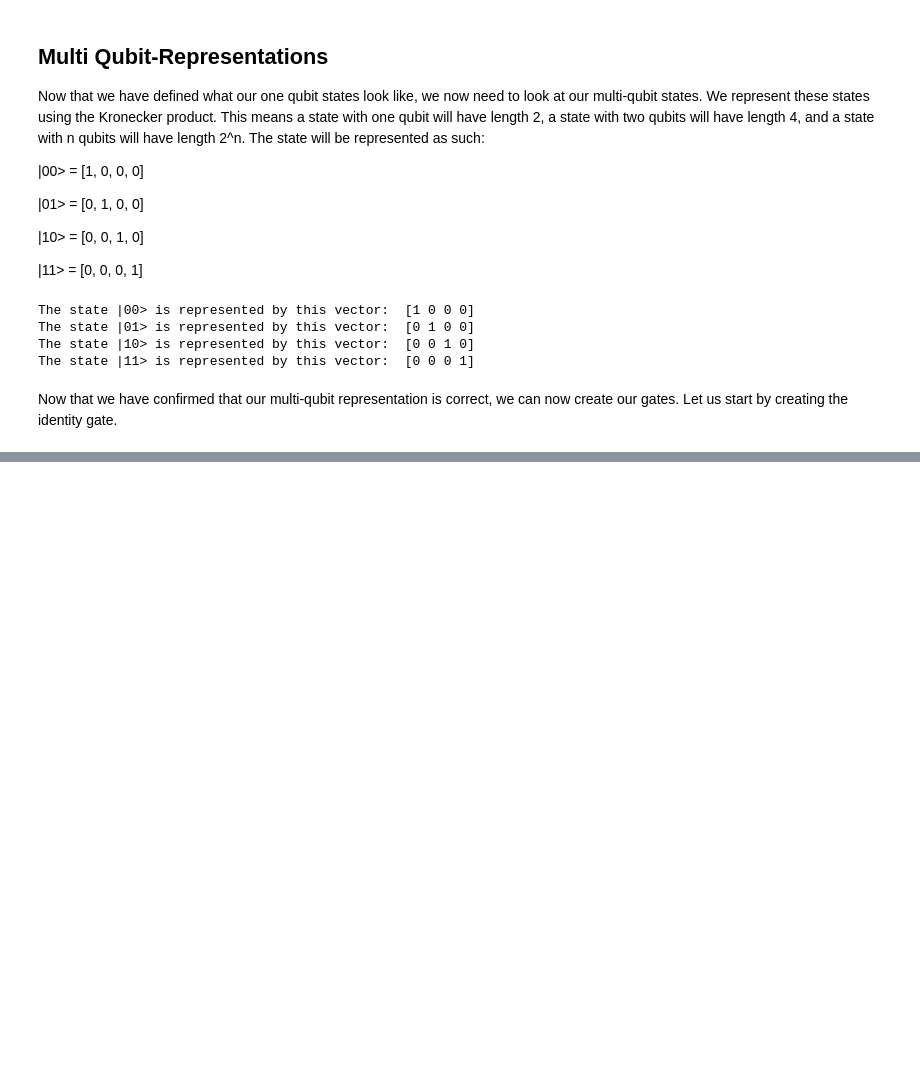
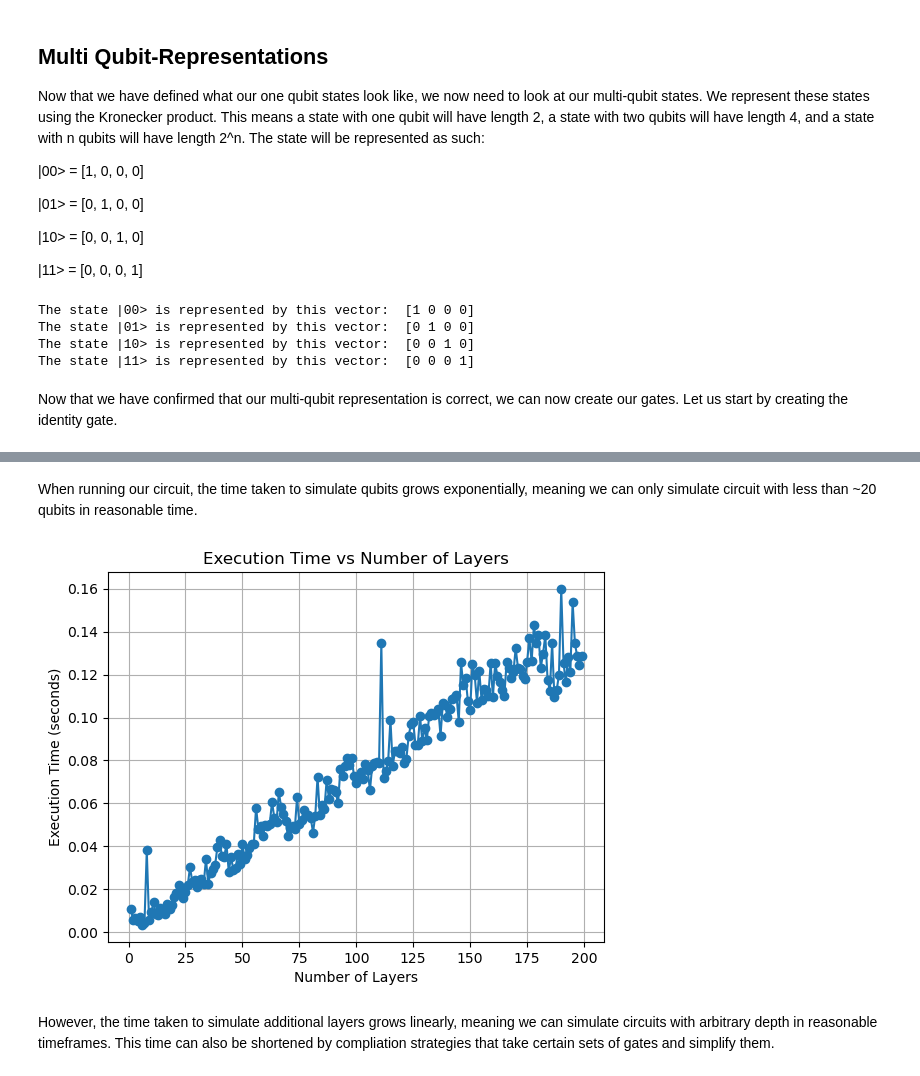
Before and after one commit to wang-anthony03/statevectorsim, a Jupyter notebook: simulator.ipynb, the cells around one changed output, grey strips where cells are left out. Drawn from its saved outputs; the diff is of its cells as text; code cells hidden in the pictures; blank space fills up the shorter version.

```diff
--- a/simulator.ipynb
+++ b/simulator.ipynb
@@ -48,0 +319,31 @@ After passing the qubit |1> through the I gate, we get:  [0. 1.]
+# %% [markdown]
+When running our circuit, the time taken to simulate qubits grows exponentially, meaning we can only simulate circuit with less than ~20 qubits in reasonable time.
+# %%
+depth_values = range(1, 200)
+num_qubits = 8
+execution_times = []
+
+for num_layers in depth_values:
+    start_time = time.time()
+
+    state = create_random_state(num_qubits)
+    state = create_initial_state(state)
+
+    circuit = create_random_layers(num_layers, num_qubits)
+    circuit = create_layers(circuit)
+
+    apply_layers(circuit, state)
+    end_time = time.time()
+    execution_times.append(end_time - start_time)
+
+# Plot the results
+plt.plot(depth_values, execution_times, marker='o')
+plt.xlabel('Number of Layers')
+plt.ylabel('Execution Time (seconds)')
+plt.title('Execution Time vs Number of Layers')
+plt.grid(True)
+plt.show()
+# %% [output]
+[figure, added]
+# %% [markdown]
+However, the time taken to simulate additional layers grows linearly, meaning we can simulate circuits with arbitrary depth in reasonable timeframes. This time can also be shortened by compliation strategies that take certain sets of gates and simplify them.
```
Also changed, not shown: parts of 37 cells of this notebook.
